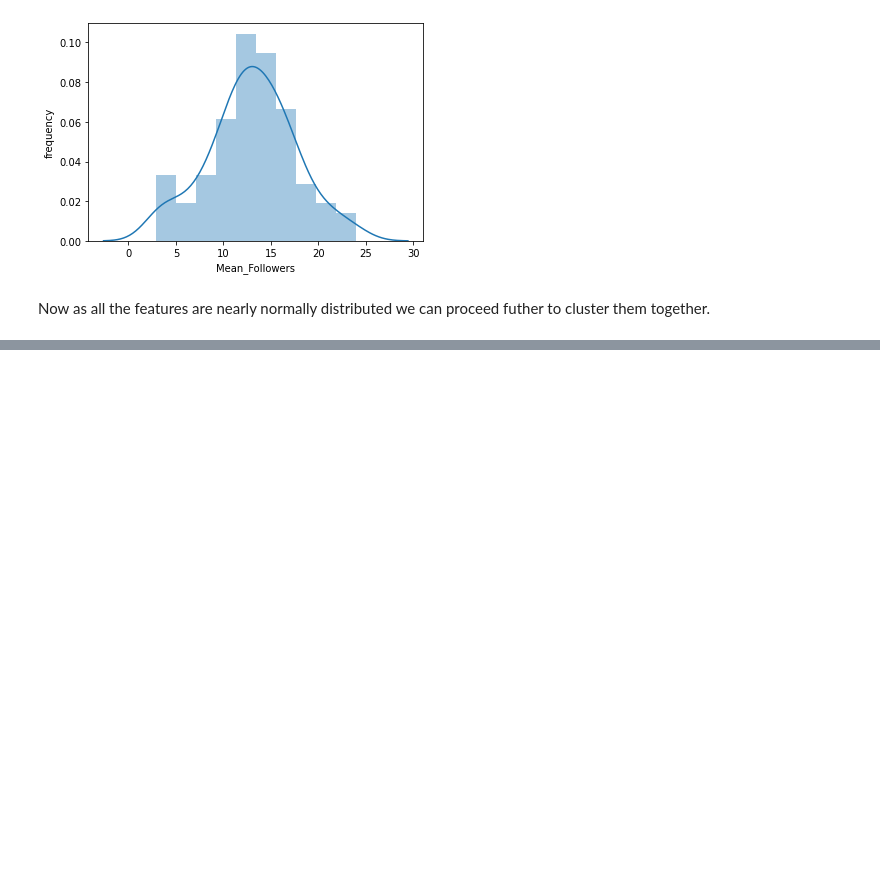
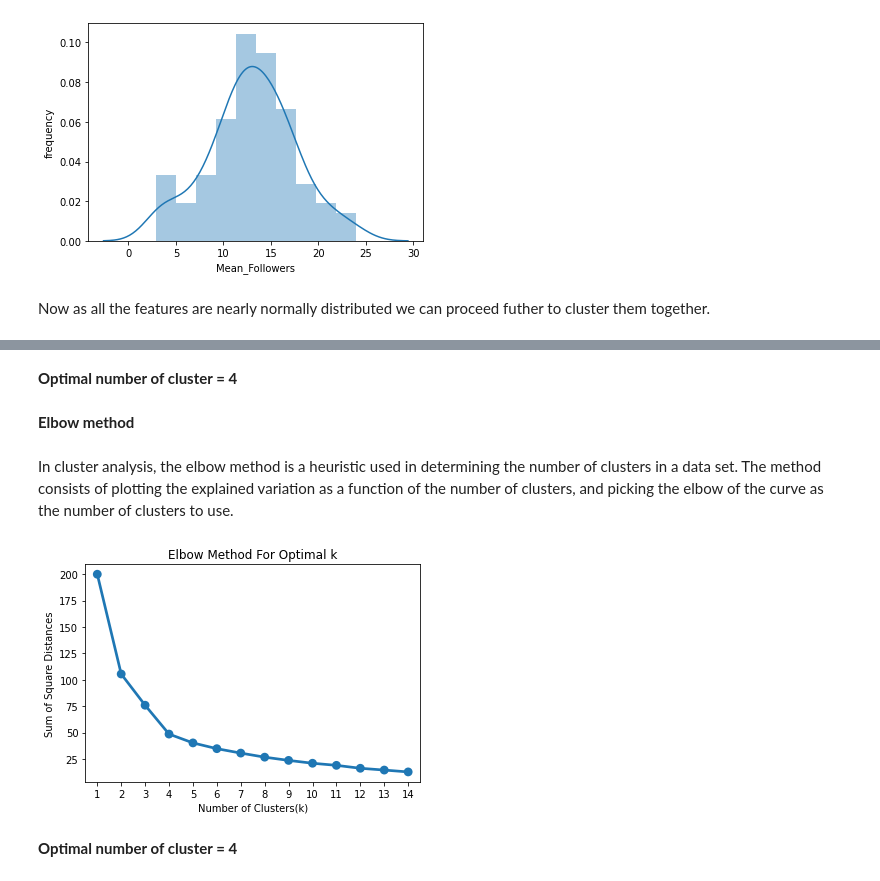
Before and after one commit to OmPrakashGH/Zomato-Restaurant-clustering-and-sentiment-analysis, a Jupyter notebook: Zomato_Restaurant_Clustering_and_Sentiment_Analysis.ipynb, the cells around one changed output, grey strips where cells are left out. Saved outputs shown, nothing was run; the diff lists cells and outputs as text; code cells hidden in the pictures; blank space fills up the shorter version.

Commit message:
Clustering

```diff
--- a/Zomato_Restaurant_Clustering_and_Sentiment_Analysis.ipynb
+++ b/Zomato_Restaurant_Clustering_and_Sentiment_Analysis.ipynb
@@ -348,6 +355,6 @@ As there is a word 'Like' in the rating column, we can't convert the rating colu
 # %%
-# Removing 'Like' word from rating column
-df2 = df2[df2['Rating'] != 'Like']
+# Replacing 'Like' word
+df2['Rating'] = df2['Rating'].replace('Like', 5)
 # %%
 # Converting dtype of 'Rating' from object to float64.
 df2['Rating'] = df2['Rating'].astype('float64')
@@ -540,0 +556,6 @@ Now as all the features are nearly normally distributed we can proceed futher to
+# %%
+features_rec_mon=['Cost', 'Mean_Rating']
+X_features_rec_mon = final_df[features_rec_mon].values
+scaler_rec_mon = preprocessing.StandardScaler()
+X_rec_mon=scaler_rec_mon.fit_transform(X_features_rec_mon)
+X=X_rec_mon
@@ -540,0 +591,24 @@ Now as all the features are nearly normally distributed we can proceed futher to
+# %% [markdown]
+**Optimal number of cluster = 4**
+# %% [markdown]
+**Elbow method**
+# %% [markdown]
+In cluster analysis, the elbow method is a heuristic used in determining the number of clusters in a data set. The method consists of plotting the explained variation as a function of the number of clusters, and picking the elbow of the curve as the number of clusters to use.
+# %%
+# Elbow method
+sum_of_sq_dist = {}
+for k in range(1,15):
+    km = KMeans(n_clusters= k, init= 'k-means++', max_iter= 1000, random_state = 100)
+    km = km.fit(X)
+    sum_of_sq_dist[k] = km.inertia_
+
+#Plot the graph for the sum of square distance values and Number of Clusters
+sns.pointplot(x = list(sum_of_sq_dist.keys()), y = list(sum_of_sq_dist.values()))
+plt.xlabel('Number of Clusters(k)')
+plt.ylabel('Sum of Square Distances')
+plt.title('Elbow Method For Optimal k')
+plt.show()
+# %% [output]
+[figure, added]
+# %% [markdown]
+**Optimal number of cluster = 4**
```
Also changed, not shown: parts of 73 cells of this notebook.
